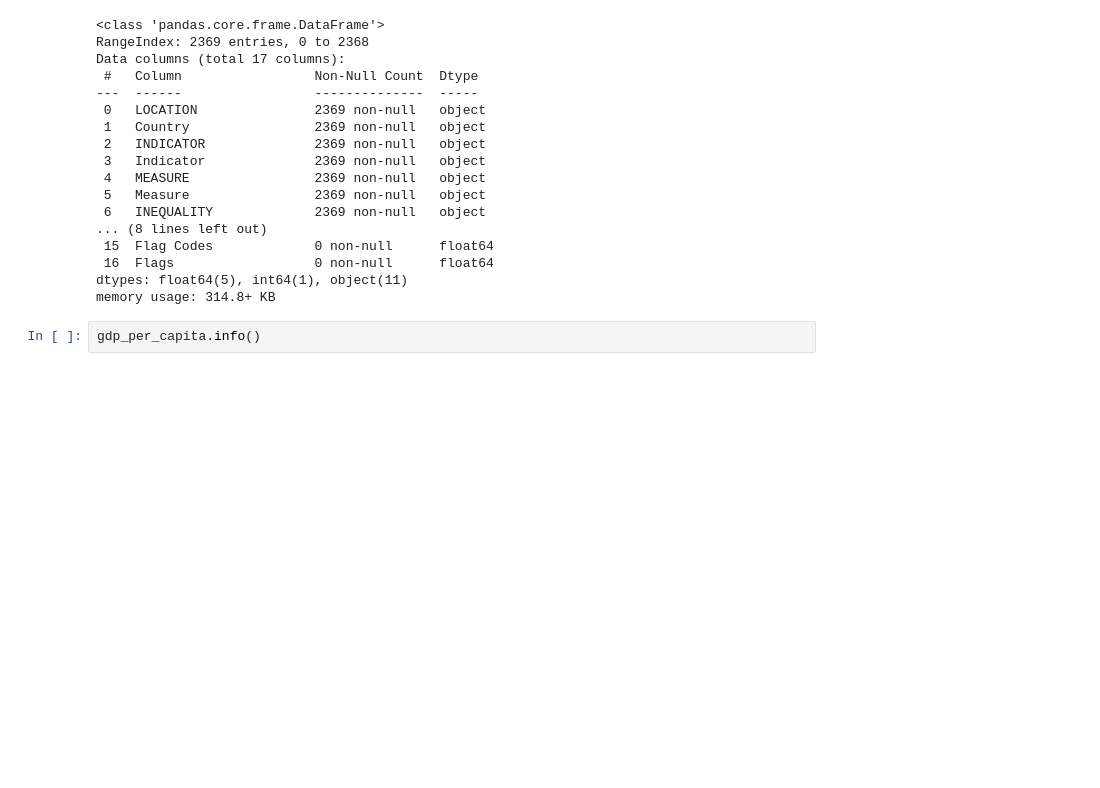
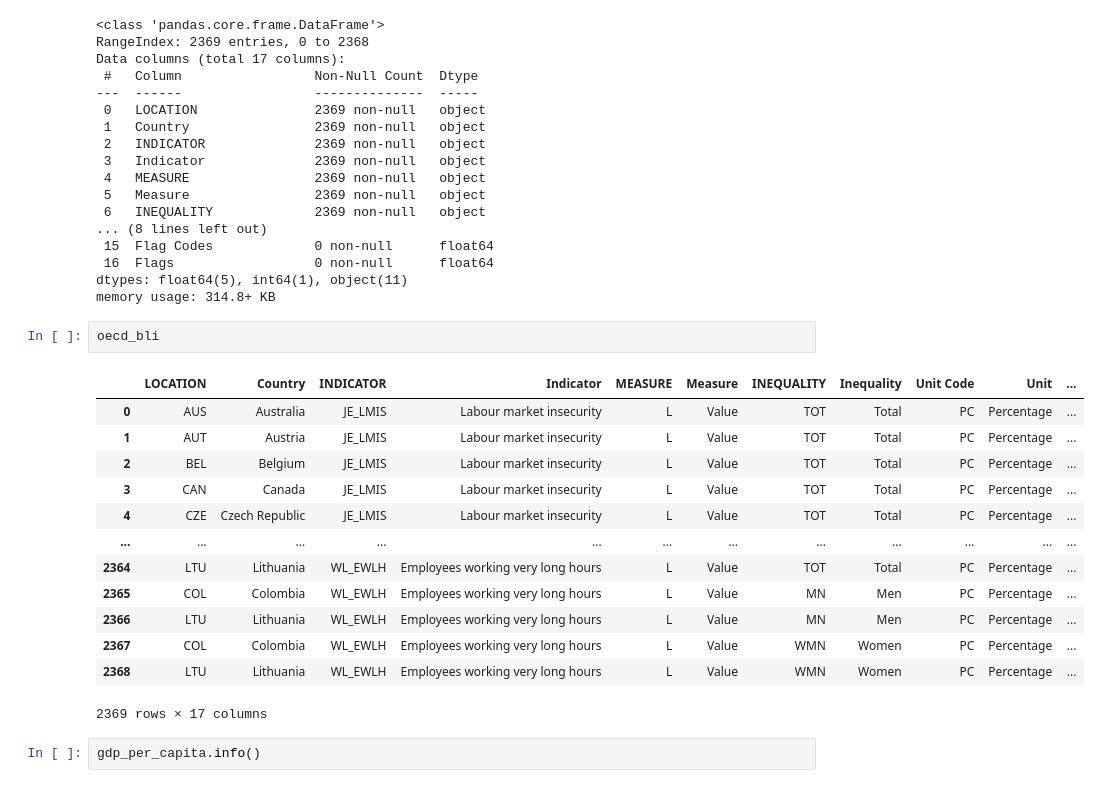
Before and after one commit to codingalzi/code-workout-ml, a Jupyter notebook: 01_the_machine_learning_landscape.ipynb, the cells around one changed output. Cells and saved outputs as stored; diff of their text form; blank space fills up the shorter version.

```diff
--- a/01_the_machine_learning_landscape.ipynb
+++ b/01_the_machine_learning_landscape.ipynb
@@ -149,6 +153,22 @@ Data columns (total 17 columns):
  16  Flags                  0 non-null      float64
 dtypes: float64(5), int64(1), object(11)
 memory usage: 314.8+ KB
+# %%
+oecd_bli
+# %% [output]
+|  | LOCATION | Country | INDICATOR | Indicator | MEASURE | Measure | INEQUALITY | Inequality | Unit Code | Unit | ... |
+| 0 | AUS | Australia | JE_LMIS | Labour market insecurity | L | Value | TOT | Total | PC | Percentage | ... |
+| 1 | AUT | Austria | JE_LMIS | Labour market insecurity | L | Value | TOT | Total | PC | Percentage | ... |
+| 2 | BEL | Belgium | JE_LMIS | Labour market insecurity | L | Value | TOT | Total | PC | Percentage | ... |
+| 3 | CAN | Canada | JE_LMIS | Labour market insecurity | L | Value | TOT | Total | PC | Percentage | ... |
+| 4 | CZE | Czech Republic | JE_LMIS | Labour market insecurity | L | Value | TOT | Total | PC | Percentage | ... |
+| ... | ... | ... | ... | ... | ... | ... | ... | ... | ... | ... | ... |
+| 2364 | LTU | Lithuania | WL_EWLH | Employees working very long hours | L | Value | TOT | Total | PC | Percentage | ... |
+| 2365 | COL | Colombia | WL_EWLH | Employees working very long hours | L | Value | MN | Men | PC | Percentage | ... |
+| 2366 | LTU | Lithuania | WL_EWLH | Employees working very long hours | L | Value | MN | Men | PC | Percentage | ... |
+| 2367 | COL | Colombia | WL_EWLH | Employees working very long hours | L | Value | WMN | Women | PC | Percentage | ... |
+| 2368 | LTU | Lithuania | WL_EWLH | Employees working very long hours | L | Value | WMN | Women | PC | Percentage | ... |
+2369 rows × 17 columns
 # %%
 gdp_per_capita.info()
 # %% [output]
```
Also changed, not shown: parts of 25 cells of this notebook, 1 other file.
